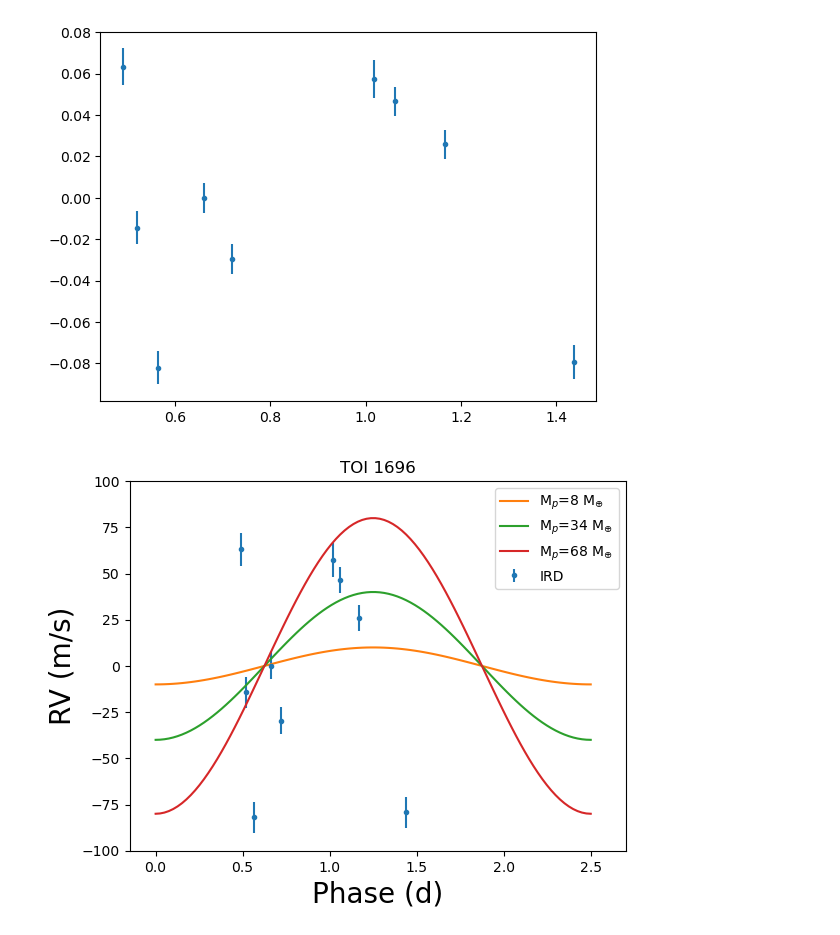
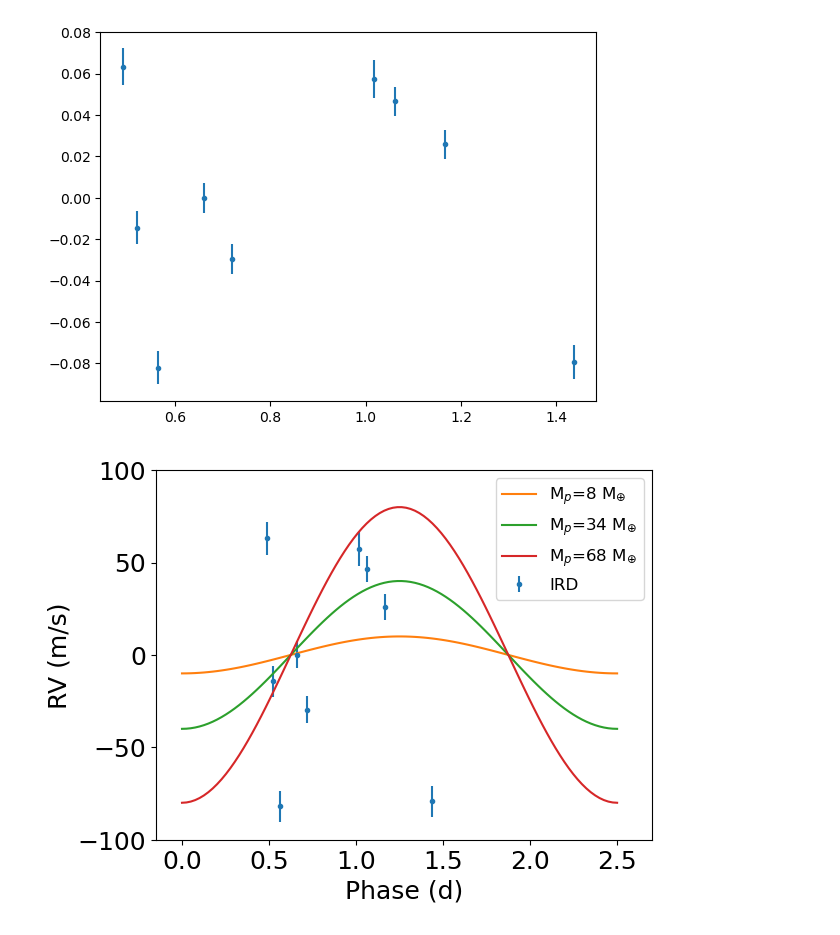
Before and after one commit to jpdeleon/toi1696, a Jupyter notebook: notebooks/rv_companion_mass_upper_limit.ipynb, the cells around one changed output. Drawn from its saved outputs; the diff is of its cells as text; code cells hidden in the pictures.

```diff
--- a/notebooks/rv_companion_mass_upper_limit.ipynb
+++ b/notebooks/rv_companion_mass_upper_limit.ipynb
@@ -146,22 +146,26 @@ def get_Mp_from_K(Porb_samples, Ms_samples, K_samples, e=0, inc=inc_samples):
     Mp_samples = ((P*Ms**2)/(2*np.pi*c.G))**(1/3)*(K*(1-e**2)**0.5)/np.sin(inc)
     return Mp_samples
 # %%
+plt.rcParams['font.size'] = 18
+
+fig = plt.figure()
+
 plt.errorbar(phase_time, phase_rv_val*1000, yerr=phase_rv_err*1000, fmt='.', label='IRD')
 
 P = np.median(Porb_samples)
 Ms = np.median(Ms_samples)
 
 phase_model = np.linspace(0, P, 100)
 for K in [10,40,80]:
     Mp = get_Mp_from_K(P, Ms, K_samples=K, e=0, inc=np.pi/2).to(u.Mearth).value
     vz = rv(phase_model, K, P, tp=0, e=0, pomega=np.pi, gamma=0)
     plt.plot(phase_model, vz, label=r'M$_p$='+f'{int(Mp)} '+r'M$_{\oplus}$');
-plt.legend(loc=0)
-plt.xlabel('Phase (d)', fontsize=20)
-plt.ylabel('RV (m/s)', fontsize=20)
+plt.legend(loc='upper right', fontsize=12)
+plt.xlabel('Phase (d)')
+plt.ylabel('RV (m/s)')
 plt.ylim(-100,100)
 plt.xlim(tp-0.2, P+0.2)
-plt.title("TOI 1696")
-plt.savefig('RV_comp.pdf')
+# plt.title("TOI 1696")
+fig.savefig('../paper/figures/RV_comp.png', bbox_inches='tight')
 # %% [output]
-[figure, old version]
+[figure, new version]
```
Also changed, not shown: 7 other files.
